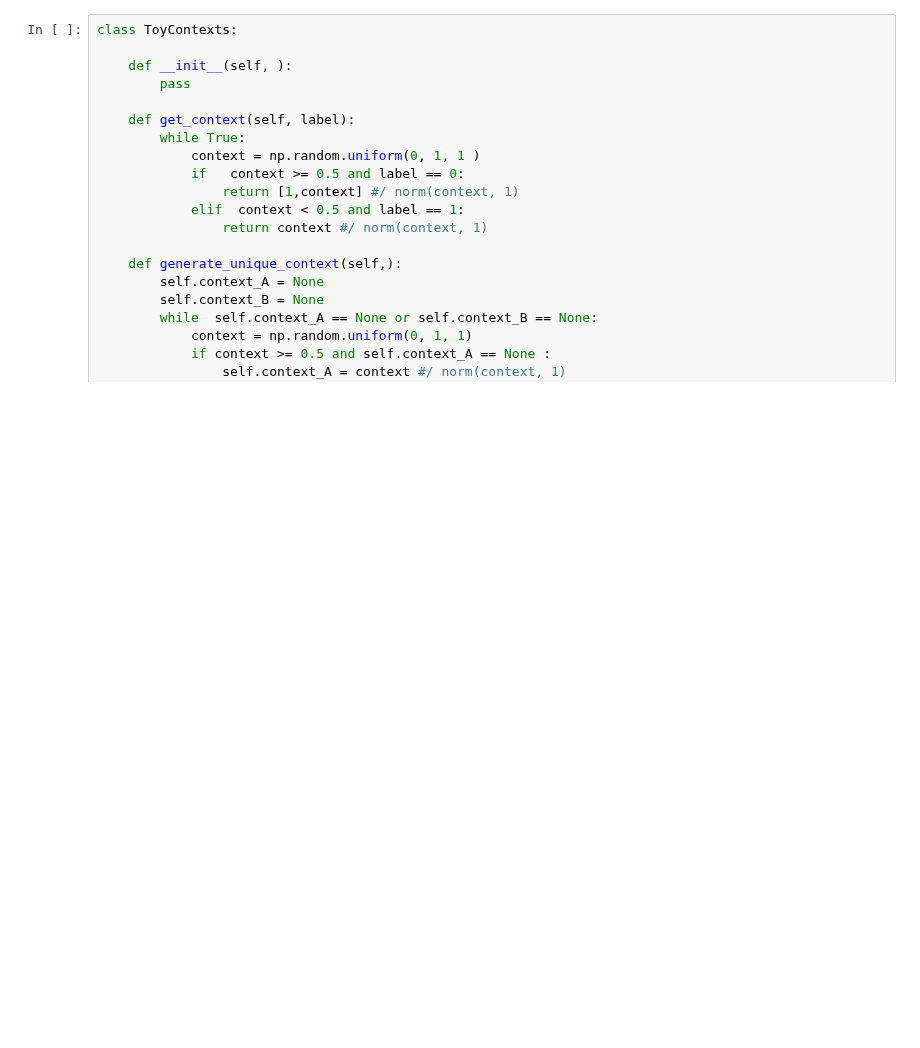
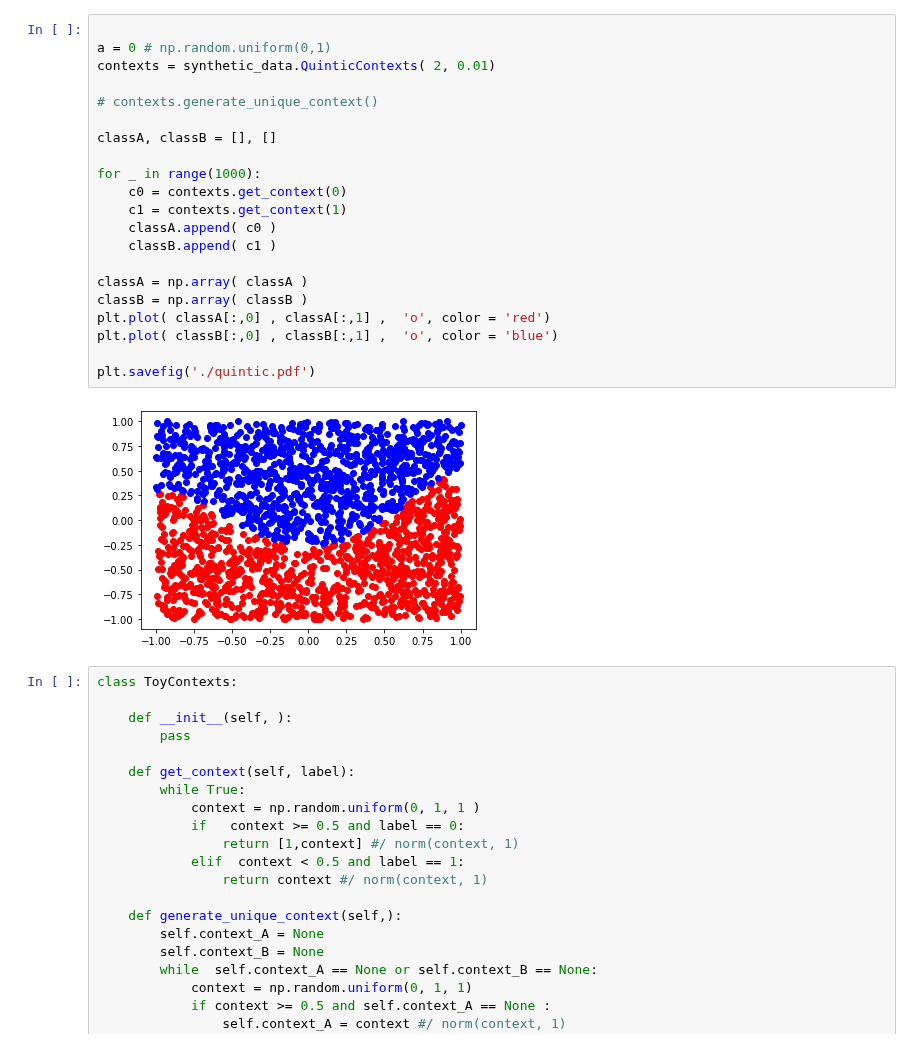
Before and after one commit to MaxHeuillet/partial-monitoring-algos, a Jupyter notebook: partial_monitoring/synthetic_data.ipynb, the cells around one changed output. Drawn from its saved outputs; the diff is of its cells as text; blank space fills up the shorter version.

Commit message:
quintic polynomial kernel

```diff
--- a/partial_monitoring/synthetic_data.ipynb
+++ b/partial_monitoring/synthetic_data.ipynb
@@ -51,3 +30,26 @@ plt.savefig('./linear.pdf')
+# %%
+
+a = 0 # np.random.uniform(0,1)
+contexts = synthetic_data.QuinticContexts( 2, 0.01)
+
+# contexts.generate_unique_context()
+
+classA, classB = [], []
+
+for _ in range(1000):
+    c0 = contexts.get_context(0)
+    c1 = contexts.get_context(1)
+    classA.append( c0 )
+    classB.append( c1 )
+
+classA = np.array( classA )
+classB = np.array( classB )
+plt.plot( classA[:,0] , classA[:,1] ,  'o', color = 'red')
+plt.plot( classB[:,0] , classB[:,1] ,  'o', color = 'blue')
+
+plt.savefig('./quintic.pdf')
+# %% [output]
+[figure, added]
 # %%
 class ToyContexts:
 
```
Also changed, not shown: parts of 4 cells of this notebook, 48 other files.
